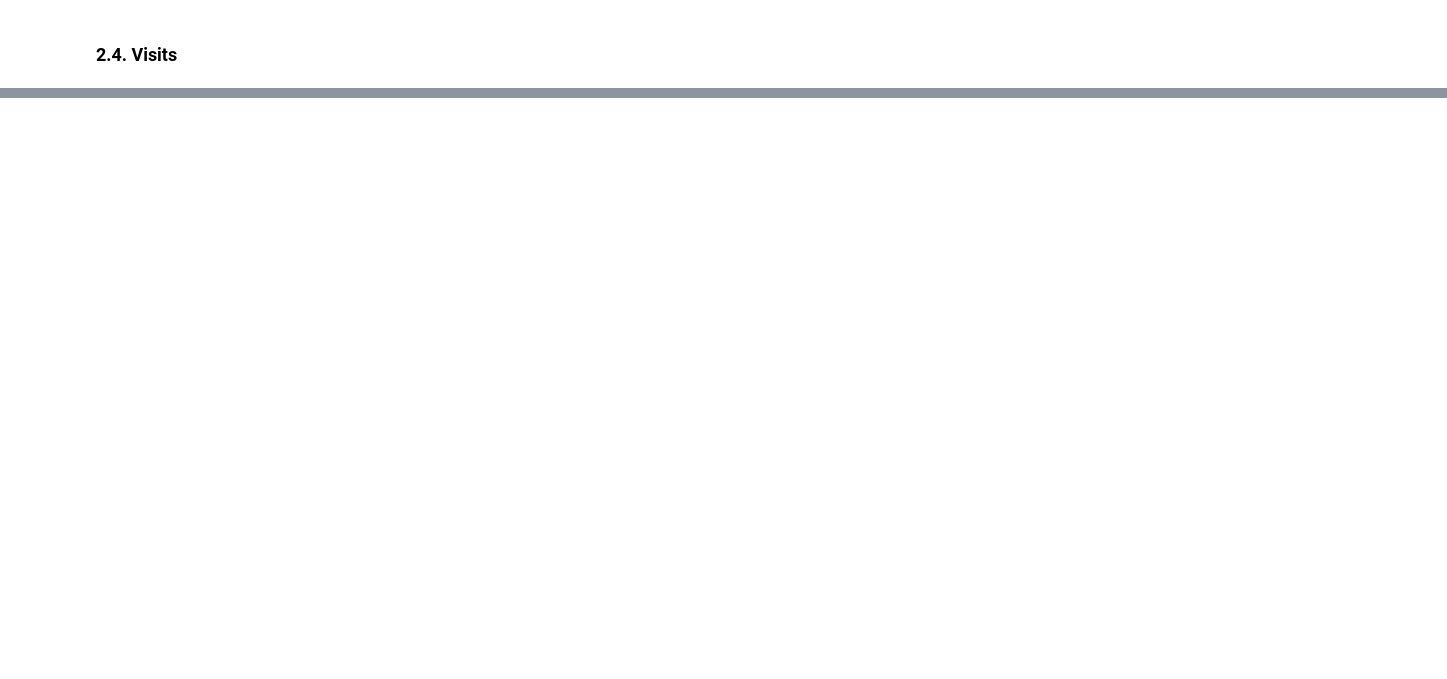
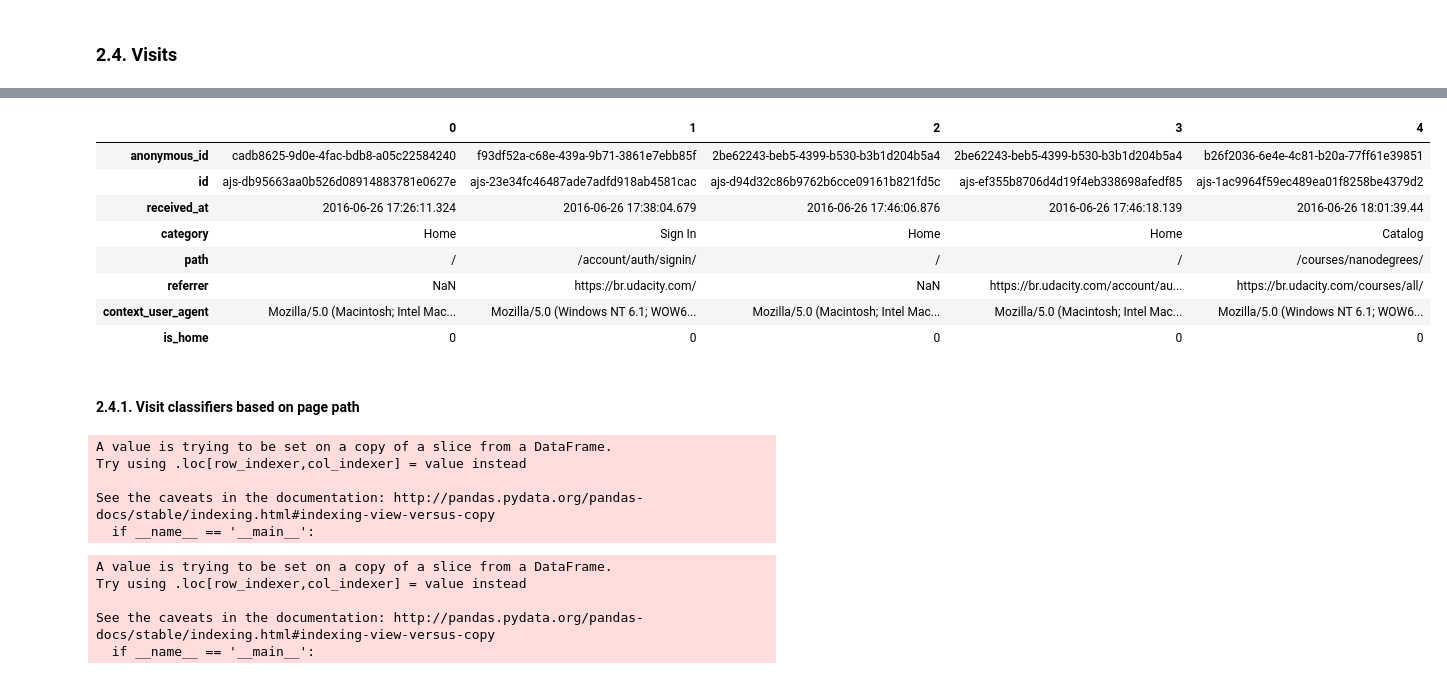
Before and after one commit to CarlosUdacity/nanodegree-projects, a Jupyter notebook: machine-learning/capstone/capstone.ipynb, the cells around one changed output, grey strips where cells are left out. Saved outputs shown, nothing was run; the diff lists cells and outputs as text; code cells hidden in the pictures; blank space fills up the shorter version.

```diff
--- a/machine-learning/capstone/capstone.ipynb
+++ b/machine-learning/capstone/capstone.ipynb
@@ -189,2 +177,4 @@ x['free_course_enrollments'] = x['free_course_enrollments'].fillna(0).astype(int
 # %% [markdown]
 ### 2.4. Visits
+# %%
+visits = frontend_brazil_pages[['anonymous_id', 'id', 'received_at', 'category', 'path', 'referrer', 'context_user_agent']]
@@ -190,0 +201,30 @@ x['free_course_enrollments'] = x['free_course_enrollments'].fillna(0).astype(int
+# %%
+visits.head().transpose()
+# %% [output]
+|  | 0 | 1 | 2 | 3 | 4 |
+| anonymous_id | cadb8625-9d0e-4fac-bdb8-a05c22584240 | f93df52a-c68e-439a-9b71-3861e7ebb85f | 2be62243-beb5-4399-b530-b3b1d204b5a4 | 2be62243-beb5-4399-b530-b3b1d204b5a4 | b26f2036-6e4e-4c81-b20a-77ff61e39851 |
+| id | ajs-db95663aa0b526d08914883781e0627e | ajs-23e34fc46487ade7adfd918ab4581cac | ajs-d94d32c86b9762b6cce09161b821fd5c | ajs-ef355b8706d4d19f4eb338698afedf85 | ajs-1ac9964f59ec489ea01f8258be4379d2 |
+| received_at | 2016-06-26 17:26:11.324 | 2016-06-26 17:38:04.679 | 2016-06-26 17:46:06.876 | 2016-06-26 17:46:18.139 | 2016-06-26 18:01:39.44 |
+| category | Home | Sign In | Home | Home | Catalog |
+| path | / | /account/auth/signin/ | / | / | /courses/nanodegrees/ |
+| referrer | NaN | https://br.udacity.com/ | NaN | https://br.udacity.com/account/au... | https://br.udacity.com/courses/all/ |
+| context_user_agent | Mozilla/5.0 (Macintosh; Intel Mac... | Mozilla/5.0 (Windows NT 6.1; WOW6... | Mozilla/5.0 (Macintosh; Intel Mac... | Mozilla/5.0 (Macintosh; Intel Mac... | Mozilla/5.0 (Windows NT 6.1; WOW6... |
+| is_home | 0 | 0 | 0 | 0 | 0 |
+# %% [markdown]
+#### 2.4.1. Visit classifiers based on page path
+# %%
+visits['is_home'] = (visits['path'] == '/').astype(int)
+# %% [output]
+A value is trying to be set on a copy of a slice from a DataFrame.
+Try using .loc[row_indexer,col_indexer] = value instead
+
+See the caveats in the documentation: http://pandas.pydata.org/pandas-docs/stable/indexing.html#indexing-view-versus-copy
+  if __name__ == '__main__':
+# %%
+visits['is_ndop'] = (visits['path'].str.contains('--nd')).astype(int)
+# %% [output]
+A value is trying to be set on a copy of a slice from a DataFrame.
+Try using .loc[row_indexer,col_indexer] = value instead
+
+See the caveats in the documentation: http://pandas.pydata.org/pandas-docs/stable/indexing.html#indexing-view-versus-copy
+  if __name__ == '__main__':
```
Also changed, not shown: parts of 45 cells of this notebook.
